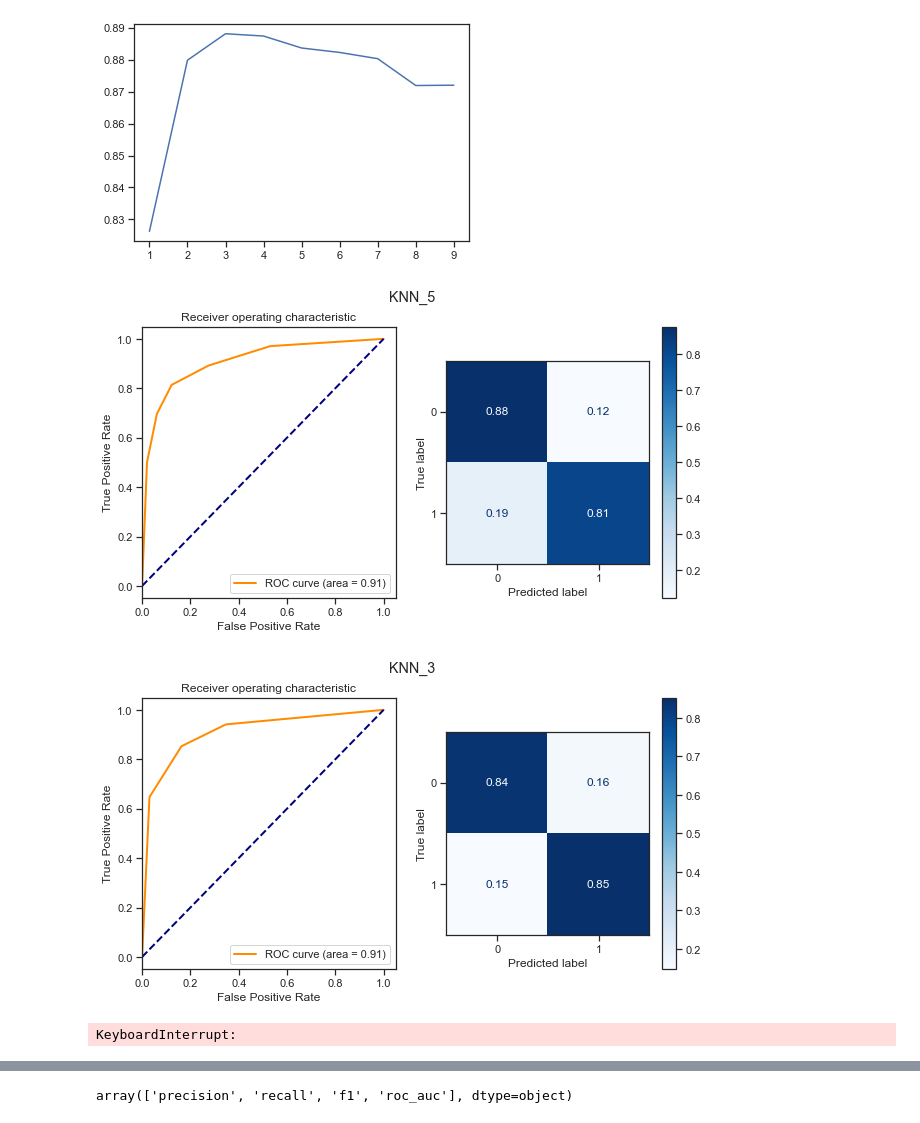
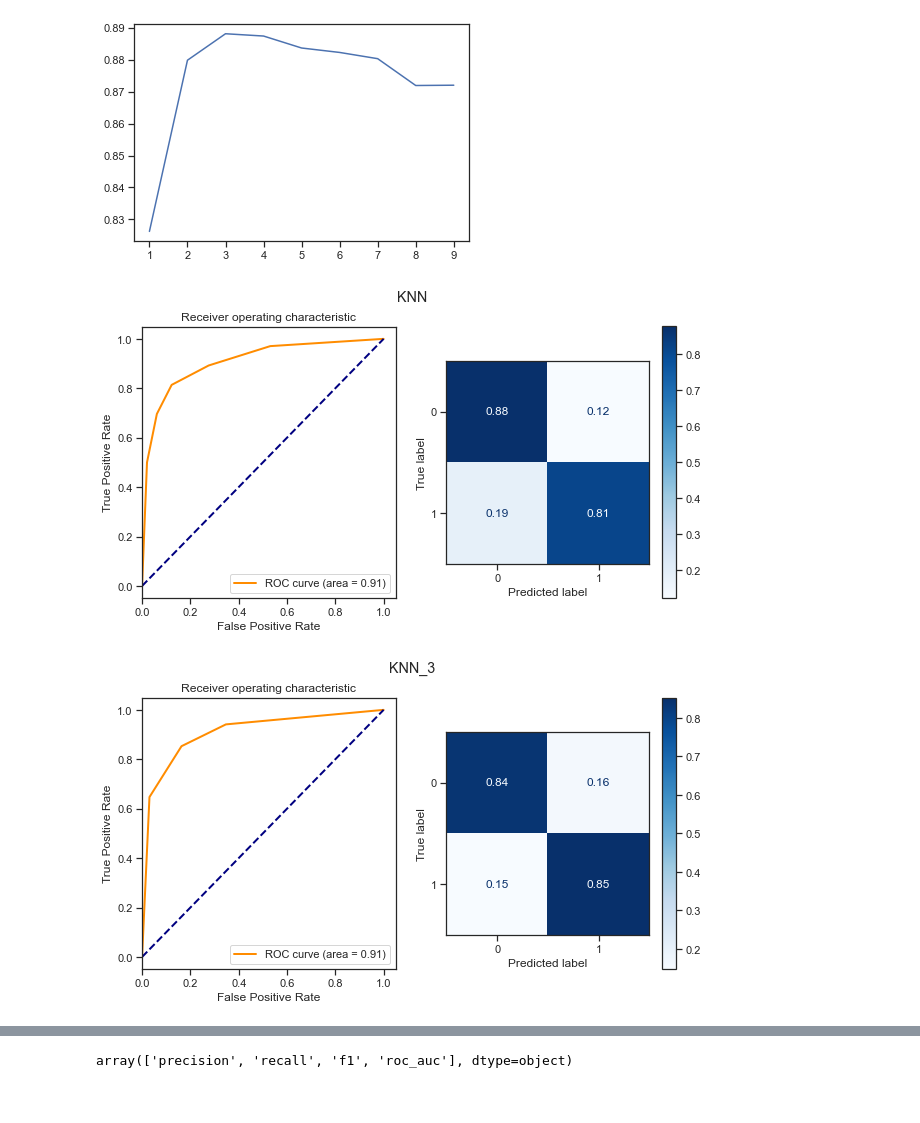
Before and after one commit to Quantulion/TMO, a Jupyter notebook: NIRS/nirs.ipynb, the cells around one changed output, grey strips where cells are left out. Drawn from its saved outputs; the diff is of its cells as text; code cells hidden in the pictures.

```diff
--- a/NIRS/nirs.ipynb
+++ b/NIRS/nirs.ipynb
@@ -288,21 +354,15 @@ plt.plot(n_range, clf_gs.cv_results_['mean_test_score'])
 # %% [output]
 [<matplotlib.lines.Line2D at 0x...>]
 [figure]
+# %%
+def print_compared_metrics(models):
+    for model_name, model in clas_models_grid.items():
+        clas_train_model(model_name, model, clasMetricLogger)
 # %%
-clas_models_grid = {'KNN_5':KNeighborsClassifier(n_neighbors=5),
-                    str('KNN_' + clf_gs_best_params_txt):clf_gs.best_estimator_}
+clas_models_grid = {'KNN': KNeighborsClassifier(n_neighbors=5),
+                    str('KNN_' + clf_gs_best_params_txt): clf_gs.best_estimator_}
-# %%
-for model_name, model in clas_models_grid.items():
-    clas_train_model(model_name, model, clasMetricLogger)
-# %% [output]
-[figure, removed]
-[figure, removed]
-# %%
-svc_parameters_to_tune = {'nu' : [0.1, 0.5, 1.0],
-                      'C': [10.0, 100.0, 1000.0, 1e+4],
-                      'degree' : [3, 4, 5]}
-
-nusvr_poly_gs = GridSearchCV(NuSVR(kernel='poly'), svc_parameters_to_tune, cv=5, scoring='roc_auc')
-nusvr_poly_gs.fit(x_train, y_train)
-# %% [output]
-KeyboardInterrupt:
+# %%
+print_compared_metrics(clas_models_grid)
+# %% [output]
+[figure, added]
+[figure, added]
```
Also changed, not shown: parts of 36 cells of this notebook, 2 other files.
